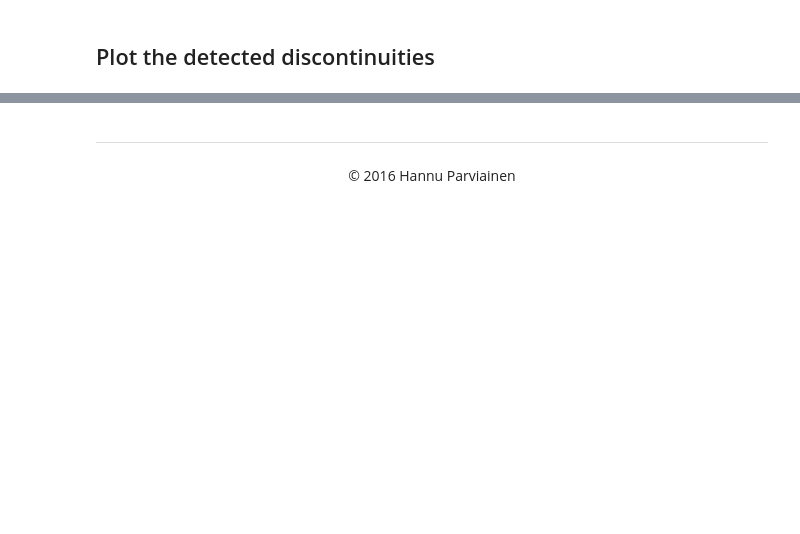
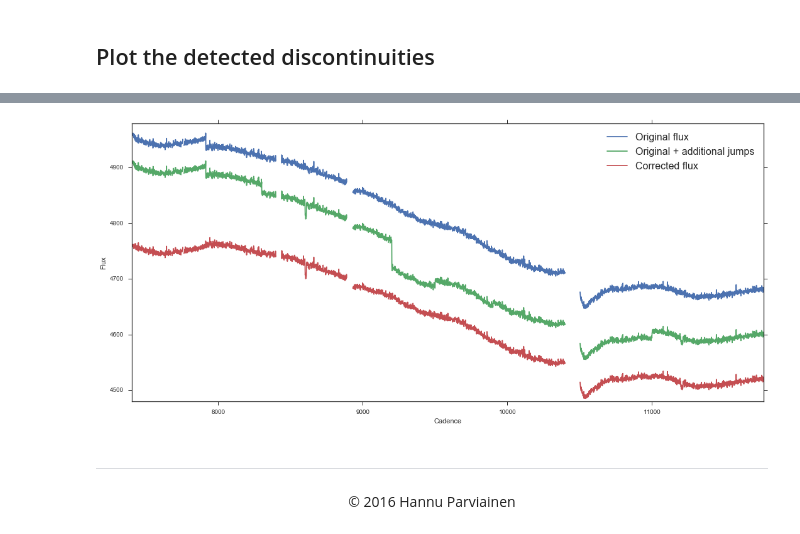
Before and after one commit to hpparvi/KeplerJC, a Jupyter notebook: examples/Example_1.ipynb, the cells around one changed output, grey strips where cells are left out. Cells and saved outputs as stored; diff of their text form; code cells hidden in the pictures; blank space fills up the shorter version.

```diff
--- a/examples/Example_1.ipynb
+++ b/examples/Example_1.ipynb
@@ -89,3 +80,13 @@ fig.tight_layout()
+# %%
+fig,ax = subplots(1,1,figsize=(15,7))
+plot(cadence, flux_o, label='Original flux')
+plot(kdata._cadence, kdata._flux - 50, label='Original + additional jumps')
+plot(cdata._cadence, cdata._flux - 200, label='Corrected flux')
+setp(ax, xlim=cadence[[0,-1]], ylim=(4480,4980), xlabel='Cadence', ylabel='Flux')
+ax.legend(loc=1, fontsize=16)
+fig.tight_layout()
+# %% [output]
+[figure, added]
 # %% [markdown]
 ----
 
```
Also changed, not shown: parts of 18 cells of this notebook.
